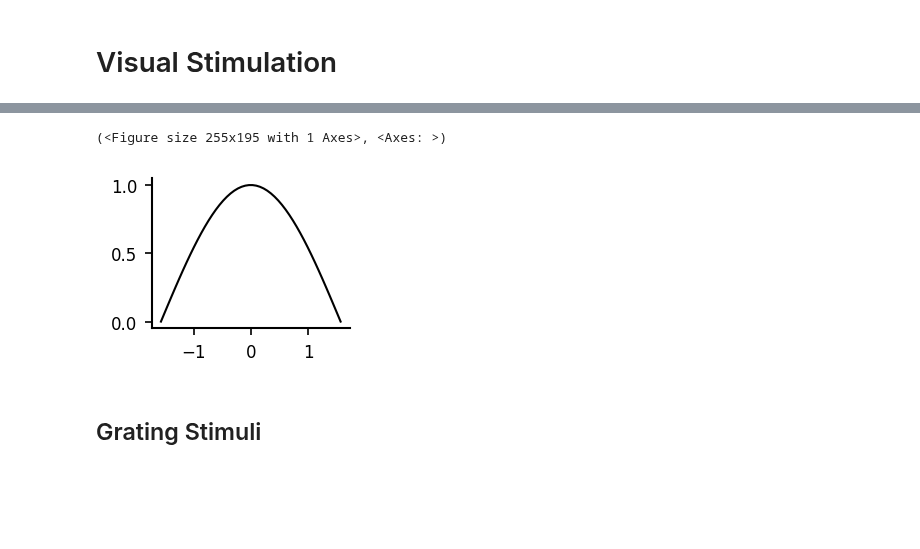
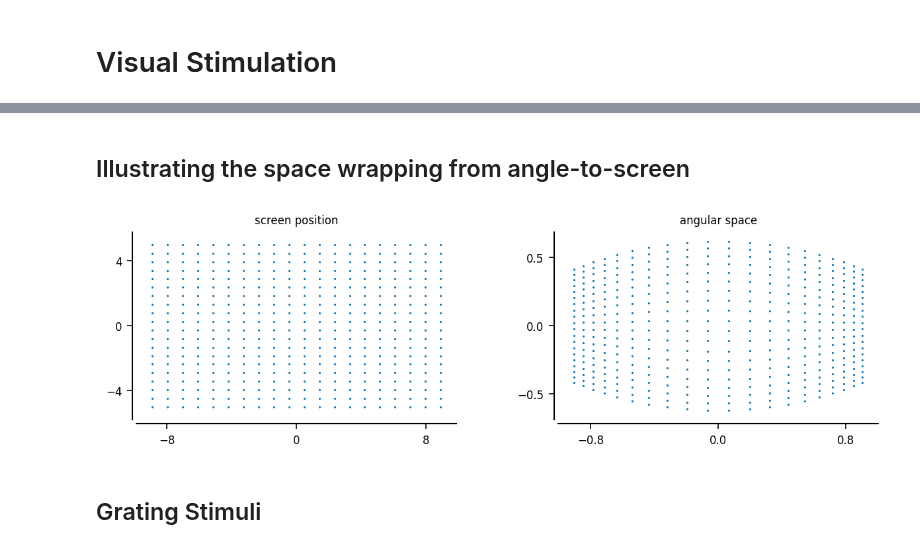
Before and after one commit to yzerlaut/physion, a Jupyter notebook: notebooks/Visual-Stim-Design.ipynb, the cells around one changed output, grey strips where cells are left out. Drawn from its saved outputs; the diff is of its cells as text; code cells hidden in the pictures; blank space fills up the shorter version.

```diff
--- a/notebooks/Visual-Stim-Design.ipynb
+++ b/notebooks/Visual-Stim-Design.ipynb
@@ -81,10 +65,22 @@ see [the visual_stim/main.py script](../../src/physion/visual_stim/main.py)
-# %%
-import numpy as np
-x = np.linspace(-np.pi/2., np.pi/2.)
-pt.plot(x, np.cos(x))
-# %% [output]
-(<Figure size 255x195 with 1 Axes>, <Axes: >)
-[figure, removed]
+# %% [markdown]
+## Illustrating the space wrapping from angle-to-screen
+# %%
+z = np.linspace(-5, 5, 20)
+x = 16./9.*z
+X, Z = np.meshgrid(x, z, indexing='ij')
+Y = 0.*X+7
+
+fig, AX = pt.figure(axes = (2,1), figsize=(2,3), wspace=0.5)
+AX[0].plot(X.flatten(), Z.flatten(), '.', ms=1)
+AX[0].axis('equal')
+x = np.arctan(X/Y)
+z = np.arctan(Z*np.cos(x)/Y)
+AX[1].plot(x.flatten(), z.flatten(), '.', ms=1)
+AX[0].axis('equal')
+for ax, title in zip(AX, ['screen position', 'angular space']):
+    pt.set_plot(ax, title=title)
+# %% [output]
+[figure, added]
 # %% [markdown]
 ## Grating Stimuli
 # %%
```
Also changed, not shown: parts of 6 cells of this notebook, 2 other files.
